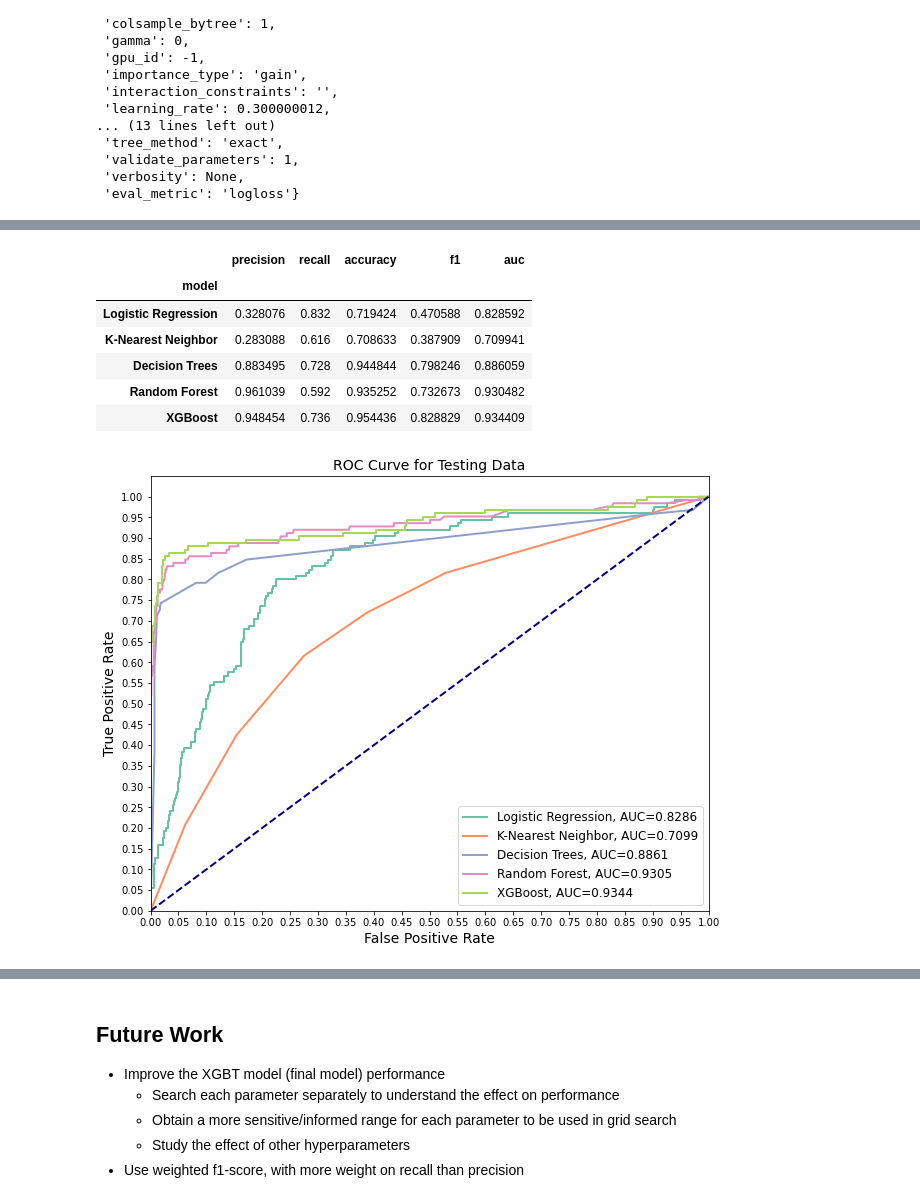
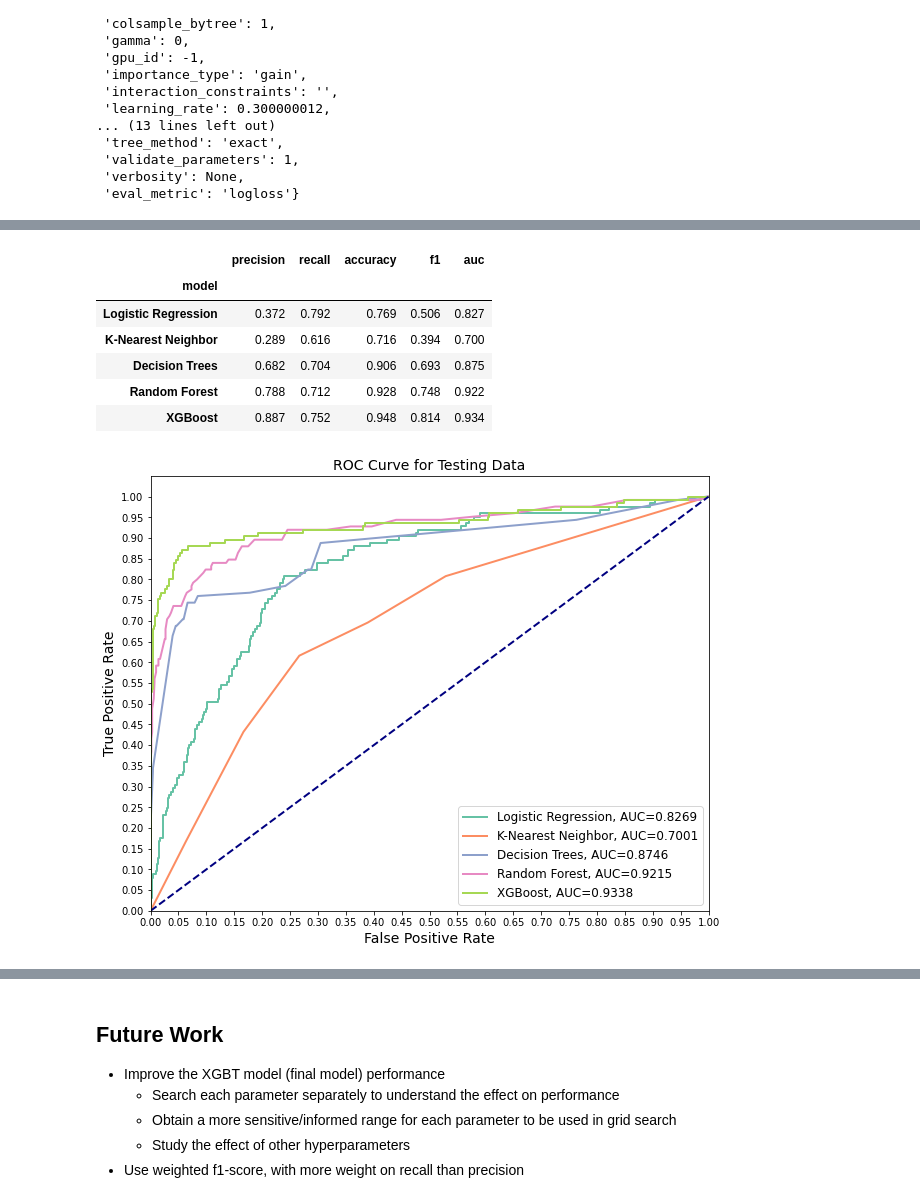
Before and after one commit to kamileyagci/dsc-phase-3-project, a Jupyter notebook: student.ipynb, the cells around one changed output, grey strips where cells are left out. Drawn from its saved outputs; the diff is of its cells as text; code cells hidden in the pictures.

```diff
--- a/student.ipynb
+++ b/student.ipynb
@@ -697,10 +772,10 @@ from xgboost import XGBClassifier
 import xgboost as xgb
 
 xgb = XGBClassifier(random_state=42, eval_metric='logloss') #'logloss' is default, but specified to stop warning
-xgb.fit(X_train_scaled, y_train)
-#xgb.fit(X_train_scaled_resampled, y_train_resampled)
+#xgb.fit(X_train_scaled, y_train)
+xgb.fit(X_train_scaled_resampled, y_train_resampled)
 
-print('Training Data:\n', classification_report(y_train, xgb.predict(X_train_scaled)))
+print('Training Data:\n', classification_report(y_train_resampled, xgb.predict(X_train_scaled_resampled)))
 print('Testing Data:\n', classification_report(y_test, xgb.predict(X_test_scaled)))
 # %% [output]
 Training Data:
@@ -754,17 +829,20 @@ from sklearn.model_selection import GridSearchCV
 
 xgb_param_grid = {
     'learning_rate': [0.1, 0.2],
-    'max_depth': [None, 2, 4, 6, 8, 10],
+    'max_depth': [2, 3, 4, 5, 6],
     'min_child_weight': [1, 2],
     'subsample': [0.5, 0.7],
     'n_estimators': [30, 100],
 }
 
 xgb_gs = GridSearchCV(xgb, xgb_param_grid, cv=5, scoring='f1')
-xgb_gs.fit(X_train_scaled, y_train)
+xgb_gs.fit(X_train_scaled_resampled, y_train_resampled)
 
-score_xgb_gs = xgb_gs.score(X_test_scaled, y_test)
-print('f1-score on test data:', score_xgb_gs)
+#score_xgb_gs = xgb_gs.score(X_test_scaled, y_test)
+#print('f1-score on test data:', score_xgb_gs)
 
+print('Parameter Tuning Results:\n')
 print("Best Parameter Combination:", xgb_gs.best_params_)
+print('Training Data:\n', classification_report(y_train_resampled, xgb_gs.predict(X_train_scaled_resampled)))
+print('Testing Data:\n', classification_report(y_test, xgb_gs.predict(X_test_scaled)))
 # %% [output]
@@ -805,12 +899,11 @@ XGBoost: {'learning_rate': 0.1, 'max_depth': 10, 'min_child_weight': 1, 'n_estim
 from sklearn.metrics import roc_auc_score, roc_curve, auc
 from sklearn.metrics import precision_score, recall_score, accuracy_score, f1_score
 
-logreg_best = LogisticRegression(C=0.001, solver='liblinear', random_state=42)  # use resampled training data
-knn_best = KNeighborsClassifier() # use resampled training data
+logreg_best = LogisticRegression(C=0.01, solver='liblinear', random_state=42)
+knn_best = KNeighborsClassifier()
 dt_best = DecisionTreeClassifier(criterion='gini', max_depth=6, min_samples_split=6)
-rf_best = RandomForestClassifier(criterion='gini', max_depth=None, max_features=8, min_samples_split=3, \
-                                 n_estimators=100, random_state=42)
-xgb_best = XGBClassifier(learning_rate=0.1, max_depth=10, min_child_weight=1, n_estimators=100, \
+rf_best = RandomForestClassifier(random_state=42)
+xgb_best = XGBClassifier(learning_rate=0.1, max_depth=6, min_child_weight=1, n_estimators=100, \
                          subsample=0.7, random_state=42, eval_metric='logloss')
 
 model_list = [logreg_best, knn_best, dt_best, rf_best, xgb_best]
@@ -832,10 +925,8 @@ def model_scores(dataset_type, X_scaled, y_true):
     for n, clf in enumerate(model_list):
         #print(n)
 
-        if n==0 or n==1:
-            clf.fit(X_train_scaled_resampled, y_train_resampled)
-        else:
-            clf.fit(X_train_scaled, y_train)
+        clf.fit(X_train_scaled_resampled, y_train_resampled)
+        #clf.fit(X_train_scaled, y_train)
 
         y_pred = clf.predict(X_scaled)
 
@@ -846,11 +937,11 @@ def model_scores(dataset_type, X_scaled, y_true):
         plt.plot(fpr, tpr, color=colors[n], lw=2, label=f'{model_names[n]}, AUC={round(auc_score, 4)}')
 
         fit_scores = {'model': model_names[n],
-                        'precision': precision_score(y_true, y_pred),
-                        'recall': recall_score(y_true, y_pred),
-                        'accuracy': accuracy_score(y_true, y_pred),
-                        'f1': f1_score(y_true, y_pred),
-                        'auc': auc_score
+                        'precision': round(precision_score(y_true, y_pred),3),
+                        'recall': round(recall_score(y_true, y_pred),3),
+                        'accuracy': round(accuracy_score(y_true, y_pred),3),
+                        'f1': round(f1_score(y_true, y_pred),3),
+                        'auc': round(auc_score,3)
                        }
 
         model_scores_list.append(fit_scores)
@@ -876,11 +979,12 @@ def model_scores(dataset_type, X_scaled, y_true):
 # %%
-model_scores('Testing', X_test_scaled, y_test)
+metrics_test = model_scores('Testing', X_test_scaled, y_test)
+metrics_test
 # %% [output]
 |  | precision | recall | accuracy | f1 | auc |
 | model |  |  |  |  |  |
-| Logistic Regression | 0.328076 | 0.832 | 0.719424 | 0.470588 | 0.828592 |
-| K-Nearest Neighbor | 0.283088 | 0.616 | 0.708633 | 0.387909 | 0.709941 |
-| Decision Trees | 0.883495 | 0.728 | 0.944844 | 0.798246 | 0.886059 |
-| Random Forest | 0.961039 | 0.592 | 0.935252 | 0.732673 | 0.930482 |
-| XGBoost | 0.948454 | 0.736 | 0.954436 | 0.828829 | 0.934409 |
+| Logistic Regression | 0.372 | 0.792 | 0.769 | 0.506 | 0.827 |
+| K-Nearest Neighbor | 0.289 | 0.616 | 0.716 | 0.394 | 0.700 |
+| Decision Trees | 0.682 | 0.704 | 0.906 | 0.693 | 0.875 |
+| Random Forest | 0.788 | 0.712 | 0.928 | 0.748 | 0.922 |
+| XGBoost | 0.887 | 0.752 | 0.948 | 0.814 | 0.934 |
-[figure, old version]
+[figure, new version]
```
Also changed, not shown: parts of 34 cells of this notebook, 17 other files.
